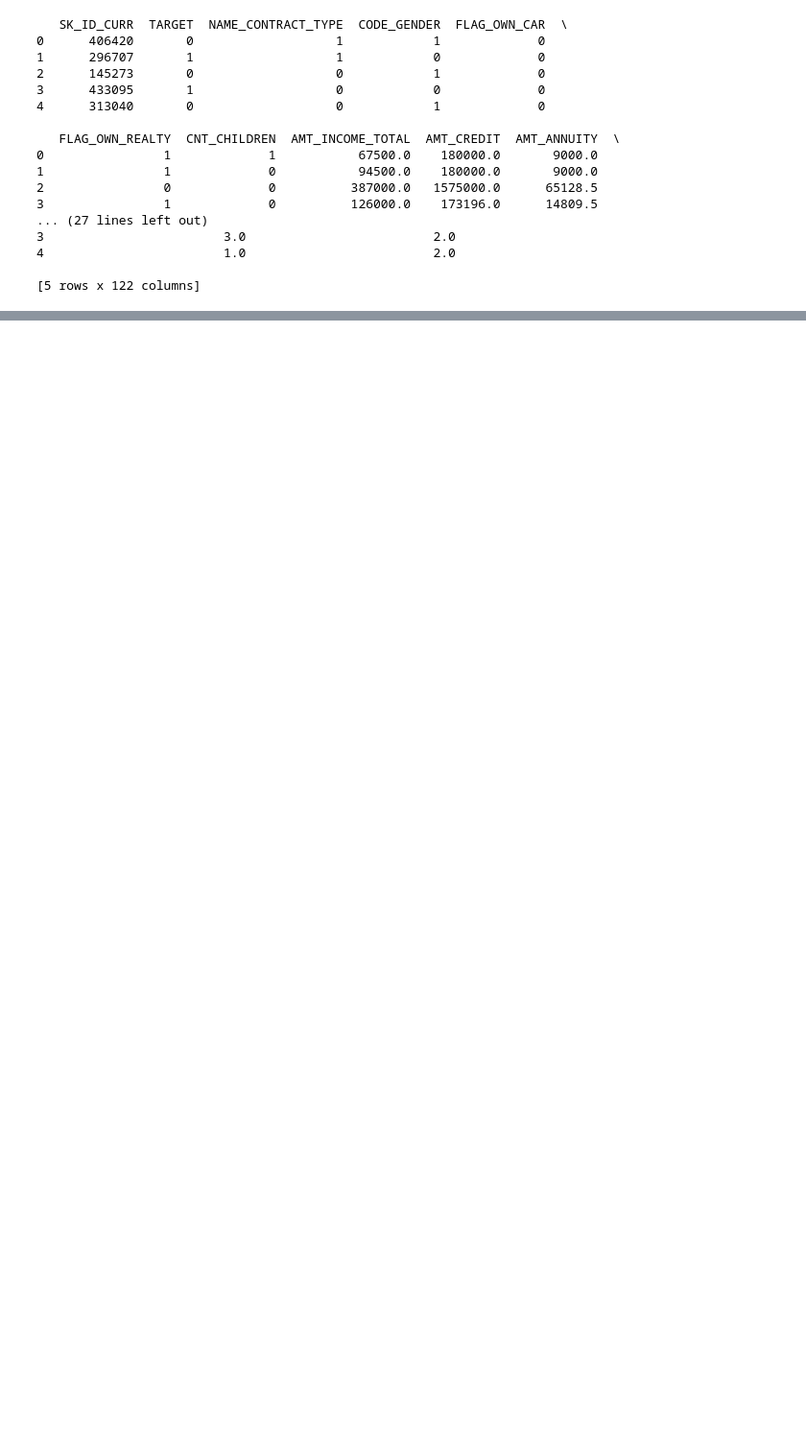
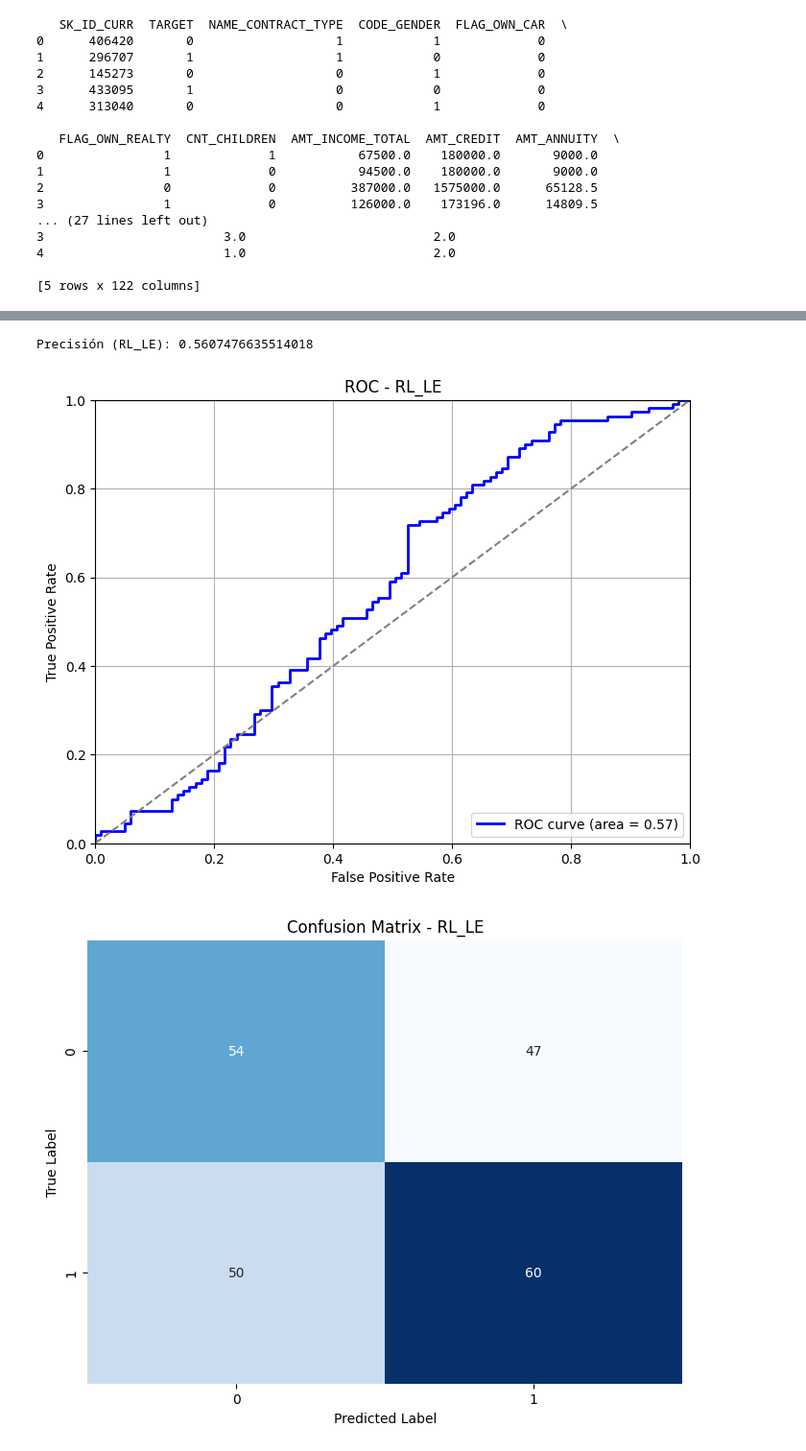
Before and after one commit to HolyTostadora/trabajo-practico-1-IA, a Jupyter notebook: TP1 modelos.ipynb, the cells around one changed output, grey strips where cells are left out. Shown at 96% size. Cells and saved outputs as stored; diff of their text form; code cells hidden in the pictures; blank space fills up the shorter version.

```diff
--- a/TP1 modelos.ipynb
+++ b/TP1 modelos.ipynb
@@ -512,17 +509,17 @@ print (transformed_ds.head())
 categorical_cols = balanced_ds.select_dtypes(include=['object', 'category']).columns
 
 # Copia el DataFrame para evitar modificar el original
-transformed_ds = balanced_ds.copy()
+le_transformed_ds = balanced_ds.copy()
 
 # Aplica LabelEncoder a cada columna categórica
 label_encoders = {}
 for col in categorical_cols:
     le = LabelEncoder()
-    transformed_ds[col] = le.fit_transform(transformed_ds[col])
+    le_transformed_ds[col] = le.fit_transform(le_transformed_ds[col])
     label_encoders[col] = le  # Guarda el LabelEncoder para futuras transformaciones
 
 # Visualiza las primeras filas del dataset transformado
-print(transformed_ds.head())
+print(le_transformed_ds.head())
 # %% [output]
    SK_ID_CURR  TARGET  NAME_CONTRACT_TYPE  CODE_GENDER  FLAG_OWN_CAR  \
 0      406420       0                   1            1             0
@@ -543,0 +543,10 @@ print(transformed_ds.head())
+# %%
+x_LE = le_transformed_ds.drop(columns=['TARGET'])
+
+y_LE = le_transformed_ds[['TARGET']]
+
+# Dividir el dataset en entrenamiento (80%) y prueba (20%)
+X_train, X_test, y_train, y_test = train_test_split(x_LE, y_LE, test_size=0.2, random_state=42)
+
+RL_LE = LogisticRegression()
+RL_LE.fit(X_train, y_train)
@@ -543,0 +592,38 @@ print(transformed_ds.head())
+# %%
+# Predecir en el conjunto de prueba
+y_pred_rl_le = RL_LE.predict(X_test)
+y_pred_proba_rl_le = RL_LE.predict_proba(X_test)[:, 1]
+
+# Calcular la precisión
+precision_rl_le = precision_score(y_test, y_pred_rl_le)
+print("Precisión (RL_LE):", precision_rl_le)
+
+# Generar la curva ROC
+fpr_rl_le, tpr_rl_le, _ = roc_curve(y_test, y_pred_proba_rl_le)
+roc_auc_rl_le = auc(fpr_rl_le, tpr_rl_le)
+
+# Graficar la curva ROC
+plt.figure(figsize=(8, 6))
+plt.plot(fpr_rl_le, tpr_rl_le, color='blue', lw=2, label=f'ROC curve (area = {roc_auc_rl_le:.2f})')
+plt.plot([0, 1], [0, 1], color='gray', linestyle='--')
+plt.xlim([0.0, 1.0])
+plt.ylim([0.0, 1.0])
+plt.xlabel('False Positive Rate')
+plt.ylabel('True Positive Rate')
+plt.title('ROC - RL_LE')
+plt.legend(loc="lower right")
+plt.grid()
+plt.show()
+
+# Mostrar la matriz de confusión usando seaborn heatmap
+conf_matrix_rl_le = confusion_matrix(y_test, y_pred_rl_le)
+plt.figure(figsize=(8, 6))
+sns.heatmap(conf_matrix_rl_le, annot=True, fmt='d', cmap='Blues', cbar=False)
+plt.xlabel('Predicted Label')
+plt.ylabel('True Label')
+plt.title('Confusion Matrix - RL_LE')
+plt.show()
+# %% [output]
+Precisión (RL_LE): 0.5607476635514018
+[figure, added]
+[figure, added]
```
Also changed, not shown: parts of 8 cells of this notebook.
